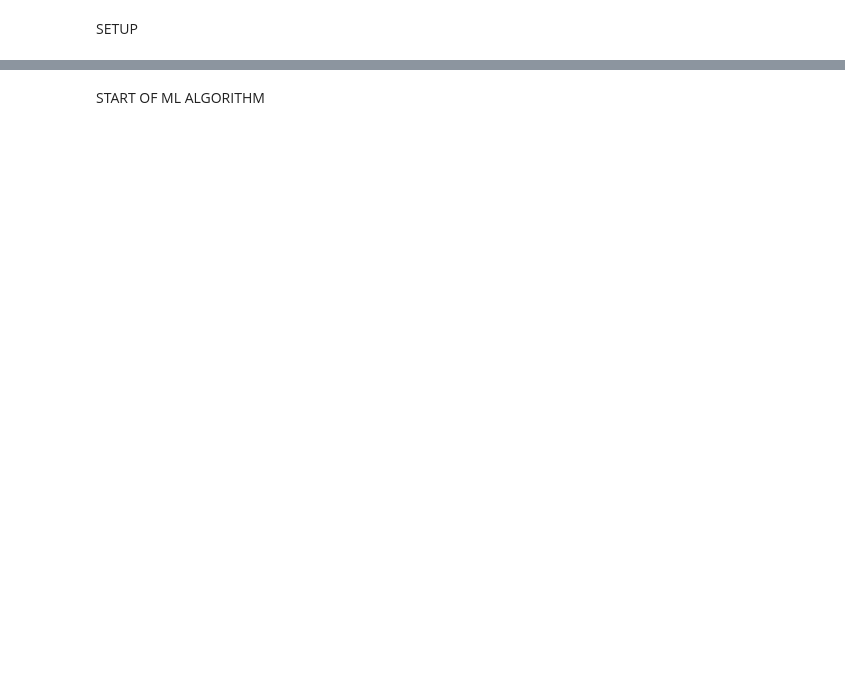
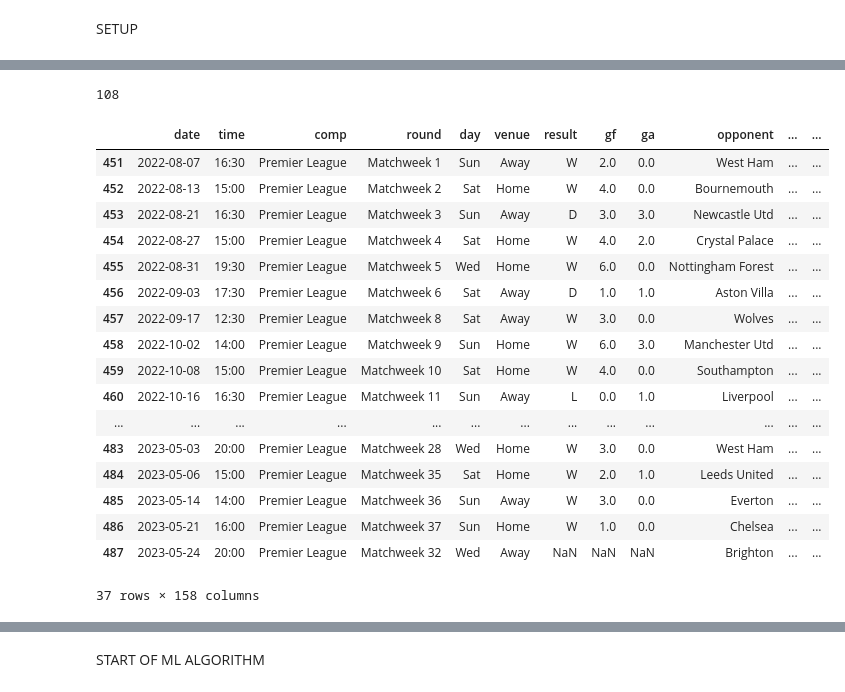
Before and after one commit to adityanegii/Match-Predictor-FBREF, a Jupyter notebook: prediction.ipynb, the cells around one changed output, grey strips where cells are left out. Saved outputs shown, nothing was run; the diff lists cells and outputs as text; code cells hidden in the pictures; blank space fills up the shorter version.

```diff
--- a/prediction.ipynb
+++ b/prediction.ipynb
@@ -139,0 +56,26 @@ mapping = MissingDict(**map_values)
+# %%
+# Group the DataFrame by 'team' column
+grouped = matches.groupby('team')
+
+# Initialize an empty DataFrame to store the filtered matches
+all_matches = []
+
+# Iterate over each group
+for team, group in grouped:
+    # Find the index of the next match for the team
+    # past_match_group = group[group['date'] < pd.Timestamp.now().date()]
+    next_match_index = group[group['date'] < pd.Timestamp.now().date()].shape[0]
+    if (next_match_index <= group.shape[0]):
+        all_matches.append(group[:next_match_index + 1])
+
+all_matches_df = pd.concat(all_matches).sort_values(by=['team', 'date'])
+
+next_matches = all_matches_df[all_matches_df['date'] >= pd.Timestamp.now().date()].copy()
+next_matches['match'] = next_matches[['team', 'opponent']].apply(lambda x: '_'.join(sorted(x)), axis=1)
+groups = next_matches.groupby(['date', 'time', 'match'])
+valid_matches = groups.filter(lambda x: len(x) == 2)
+valid_matches.drop(columns=['match'], inplace=True)
+
+final_matches = pd.concat([all_matches_df[all_matches_df['date'] < pd.Timestamp.now().date()], valid_matches])
+final_matches.sort_values(by=['team', 'date'], inplace=True)
+final_matches = final_matches.reset_index(drop=True)
@@ -139,0 +137,25 @@ mapping = MissingDict(**map_values)
+# %%
+teams = final_matches['team'].unique().tolist()
+dfs = [final_matches[final_matches['team'] == x] for x in teams]
+dfs = [x.reset_index(drop=True) for x in dfs]
+# %%
+valid_cols = final_matches.select_dtypes(include=['int8', 'int64', 'float64', 'int32']).columns.tolist()
+total = 0
+
+for df in dfs:
+    for col in valid_cols:
+        for i in range(df.shape[0]-1):
+            val = df.loc[i, col]
+            if pd.isnull(val):
+                if i == 0:
+                    average = df[col].dropna().mean()
+                    df.at[i, col] = average
+                else:
+                    average = df[col][:i].dropna().mean()
+                    df.at[i, col] = average
+                total += 1
+print(total)
+# %% [output]
+108
+# %%
+final_matches = pd.concat(dfs).sort_values(by=['team', 'date']).reset_index(drop=True)
@@ -139,0 +164,21 @@ mapping = MissingDict(**map_values)
+# %%
+final_matches[final_matches['team'] == 'Manchester City']
+# %% [output]
+|  | date | time | comp | round | day | venue | result | gf | ga | opponent | ... | ... |
+| 451 | 2022-08-07 | 16:30 | Premier League | Matchweek 1 | Sun | Away | W | 2.0 | 0.0 | West Ham | ... | ... |
+| 452 | 2022-08-13 | 15:00 | Premier League | Matchweek 2 | Sat | Home | W | 4.0 | 0.0 | Bournemouth | ... | ... |
+| 453 | 2022-08-21 | 16:30 | Premier League | Matchweek 3 | Sun | Away | D | 3.0 | 3.0 | Newcastle Utd | ... | ... |
+| 454 | 2022-08-27 | 15:00 | Premier League | Matchweek 4 | Sat | Home | W | 4.0 | 2.0 | Crystal Palace | ... | ... |
+| 455 | 2022-08-31 | 19:30 | Premier League | Matchweek 5 | Wed | Home | W | 6.0 | 0.0 | Nottingham Forest | ... | ... |
+| 456 | 2022-09-03 | 17:30 | Premier League | Matchweek 6 | Sat | Away | D | 1.0 | 1.0 | Aston Villa | ... | ... |
+| 457 | 2022-09-17 | 12:30 | Premier League | Matchweek 8 | Sat | Away | W | 3.0 | 0.0 | Wolves | ... | ... |
+| 458 | 2022-10-02 | 14:00 | Premier League | Matchweek 9 | Sun | Home | W | 6.0 | 3.0 | Manchester Utd | ... | ... |
+| 459 | 2022-10-08 | 15:00 | Premier League | Matchweek 10 | Sat | Home | W | 4.0 | 0.0 | Southampton | ... | ... |
+| 460 | 2022-10-16 | 16:30 | Premier League | Matchweek 11 | Sun | Away | L | 0.0 | 1.0 | Liverpool | ... | ... |
+| ... | ... | ... | ... | ... | ... | ... | ... | ... | ... | ... | ... | ... |
+| 483 | 2023-05-03 | 20:00 | Premier League | Matchweek 28 | Wed | Home | W | 3.0 | 0.0 | West Ham | ... | ... |
+| 484 | 2023-05-06 | 15:00 | Premier League | Matchweek 35 | Sat | Home | W | 2.0 | 1.0 | Leeds United | ... | ... |
+| 485 | 2023-05-14 | 14:00 | Premier League | Matchweek 36 | Sun | Away | W | 3.0 | 0.0 | Everton | ... | ... |
+| 486 | 2023-05-21 | 16:00 | Premier League | Matchweek 37 | Sun | Home | W | 1.0 | 0.0 | Chelsea | ... | ... |
+| 487 | 2023-05-24 | 20:00 | Premier League | Matchweek 32 | Wed | Away | NaN | NaN | NaN | Brighton | ... | ... |
+37 rows × 158 columns
```
Also changed, not shown: parts of 68 cells of this notebook, 12 other files.
